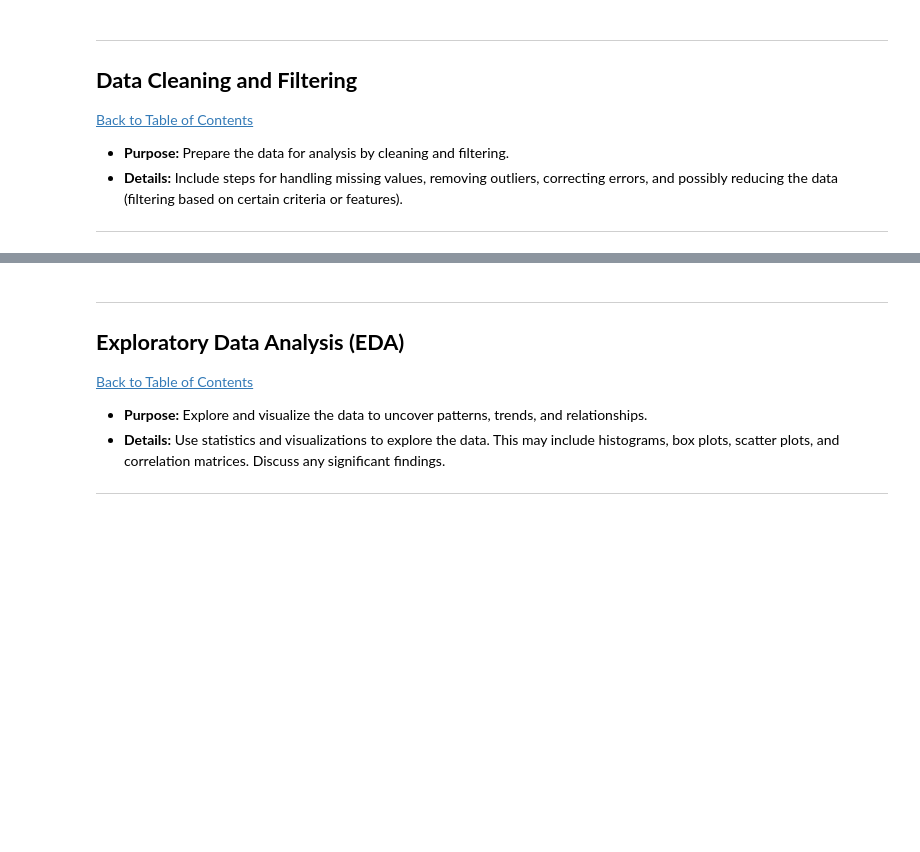
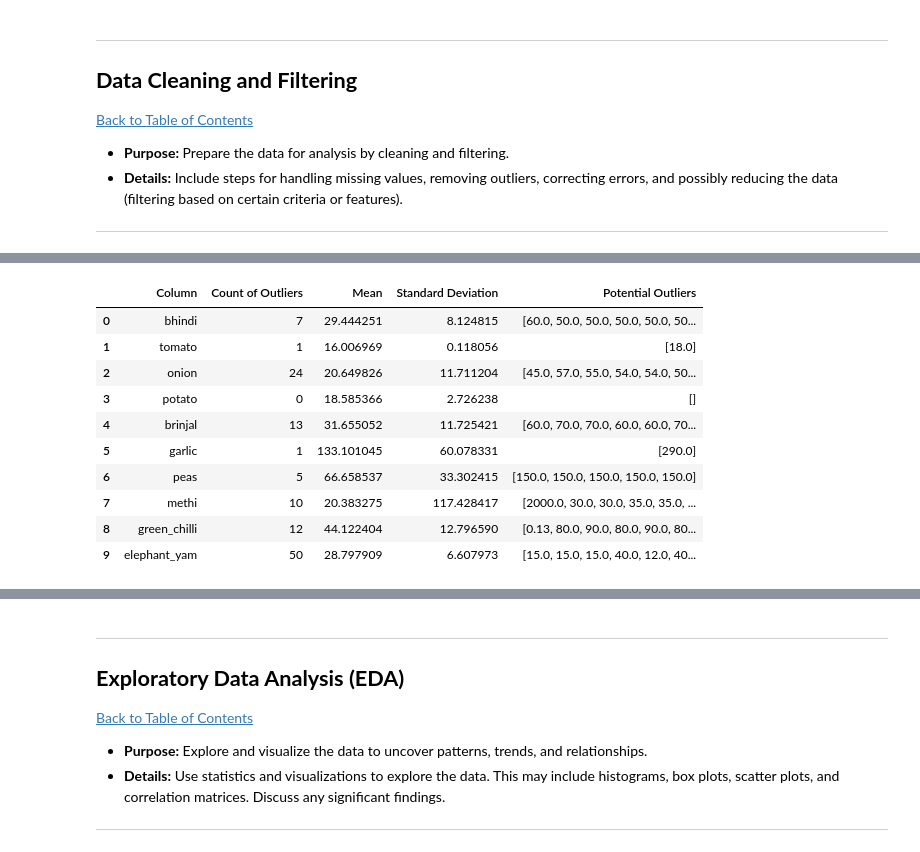
Before and after one commit to Ntokozo-sbusiso/QCTO_Workplace, a Jupyter notebook: QCTO---Workplace-Module-Notebook-Template-4571.ipynb, the cells around one changed output, grey strips where cells are left out. Saved outputs shown, nothing was run; the diff lists cells and outputs as text; code cells hidden in the pictures; blank space fills up the shorter version.

```diff
--- a/QCTO---Workplace-Module-Notebook-Template-4571.ipynb
+++ b/QCTO---Workplace-Module-Notebook-Template-4571.ipynb
@@ -113,0 +273,56 @@ df.head()
+# %%
+# Identify potential outliers in float columns of a DataFrame using descriptive statistics
+def check_outliers(df):
+
+    outliers = []
+    for col in df.select_dtypes(include='float64').columns:
+    # Calculate descriptive statistics for the current column
+        desc_stats = df[col].describe()
+        mean = desc_stats['mean']  # Mean value of the column
+        std_dev = desc_stats['std']  # Standard deviation of the column
+        q1 = desc_stats['25%']  # First quartile (25th percentile) of the column
+        q3 = desc_stats['75%']  # Third quartile (75th percentile) of the column
+        iqr = q3 - q1  # Interquartile range (IQR) of the column
+        lower_bound = q1 - 1.5 * iqr  # Lower bound for potential outliers
+        upper_bound = q3 + 1.5 * iqr  # Upper bound for potential outliers
+
+        # Identify potential outliers in the current column
+        potential_outliers = df[(df[col] < lower_bound) | (df[col] > upper_bound)][col].tolist()
+
+        # Calculate the count of outliers
+        outlier_count = len(potential_outliers)
+
+        # Create a DataFrame to store the results
+        results = pd.DataFrame({
+            'Column': [col],
+            'Count of Outliers': [outlier_count],
+            'Mean': [mean],
+            'Standard Deviation': [std_dev],
+            'Potential Outliers': [potential_outliers]
+        })
+
+        # Append the results DataFrame to the list
+        outliers.append(results)
+
+    # Concatenate the results DataFrames into a single DataFrame
+    outliers_df = pd.concat(outliers, ignore_index=True)
+    return outliers_df
+
+# Set the display options to show the entire content of the 'Potential Outliers' column
+pd.set_option('display.max_colwidth', None)
+
+# Identify potential outliers
+outliers = check_outliers(df_copy)
+outliers
+# %% [output]
+|  | Column | Count of Outliers | Mean | Standard Deviation | Potential Outliers |
+| 0 | bhindi | 7 | 29.444251 | 8.124815 | [60.0, 50.0, 50.0, 50.0, 50.0, 50... |
+| 1 | tomato | 1 | 16.006969 | 0.118056 | [18.0] |
+| 2 | onion | 24 | 20.649826 | 11.711204 | [45.0, 57.0, 55.0, 54.0, 54.0, 50... |
+| 3 | potato | 0 | 18.585366 | 2.726238 | [] |
+| 4 | brinjal | 13 | 31.655052 | 11.725421 | [60.0, 70.0, 70.0, 60.0, 60.0, 70... |
+| 5 | garlic | 1 | 133.101045 | 60.078331 | [290.0] |
+| 6 | peas | 5 | 66.658537 | 33.302415 | [150.0, 150.0, 150.0, 150.0, 150.0] |
+| 7 | methi | 10 | 20.383275 | 117.428417 | [2000.0, 30.0, 30.0, 35.0, 35.0, ... |
+| 8 | green_chilli | 12 | 44.122404 | 12.796590 | [0.13, 80.0, 90.0, 80.0, 90.0, 80... |
+| 9 | elephant_yam | 50 | 28.797909 | 6.607973 | [15.0, 15.0, 15.0, 40.0, 12.0, 40... |
```
Also changed, not shown: parts of 28 cells of this notebook.
